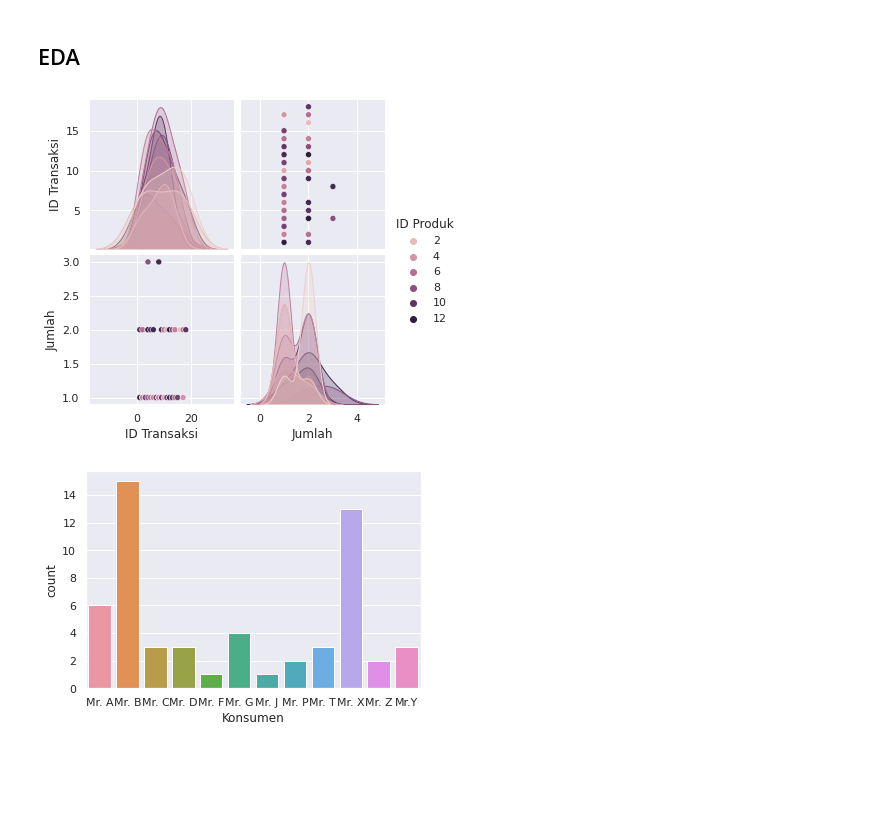
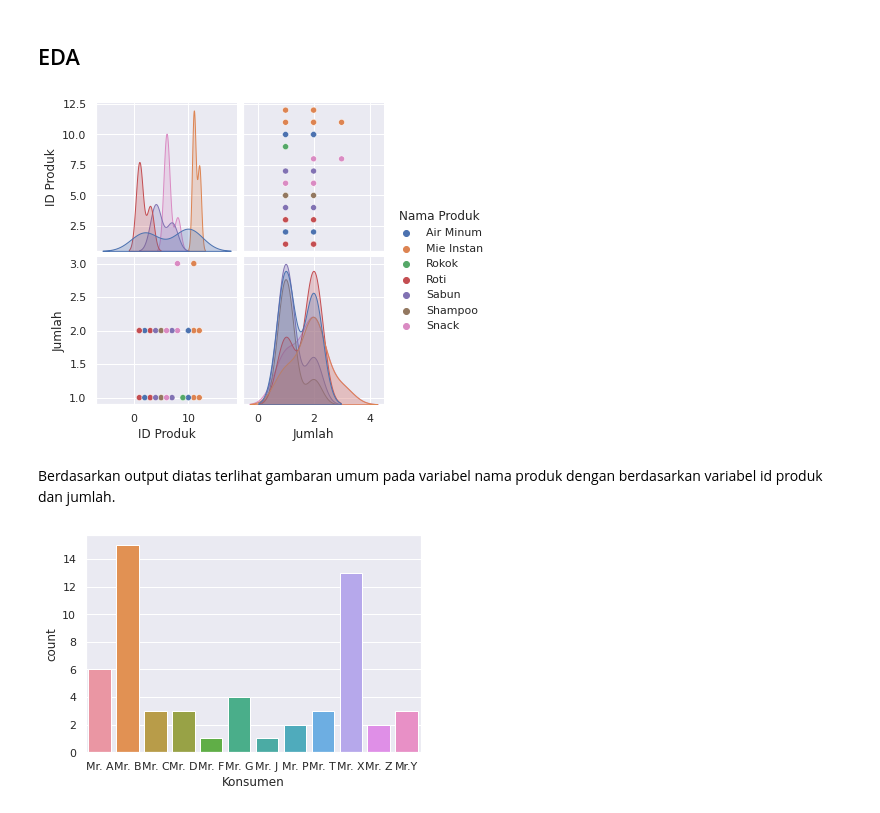
Before and after one commit to yogaap113/Case-Study-03-Data-Mining-UIN-Ganjil-2022-Kelompok-1, a Jupyter notebook: Case_Study_03_Data_Mining_UIN_Ganjil_2022_Kelompok_1.ipynb, the cells around one changed output. Drawn from its saved outputs; the diff is of its cells as text; code cells hidden in the pictures; blank space fills up the shorter version.

```diff
--- a/Case_Study_03_Data_Mining_UIN_Ganjil_2022_Kelompok_1.ipynb
+++ b/Case_Study_03_Data_Mining_UIN_Ganjil_2022_Kelompok_1.ipynb
@@ -131,6 +131,7 @@ dtypes: datetime64[ns](1), int64(3), object(3)
 memory usage: 3.2+ KB
 # %%
 # Mengubah tipe data object/int64 menjadi category
+df['ID Transaksi'] = df['ID Transaksi'].astype('str')
 df['Konsumen'] = df['Konsumen'].astype('category')
 df['Nama Produk'] = df['Nama Produk'].astype('category')
 df['Merek'] = df['Merek'].astype('category')
@@ -247,9 +248,11 @@ produk_rokok.head()
 # %% [markdown]
 ## EDA
 # %%
-g = sns.pairplot(df, hue="ID Produk")
+g = sns.pairplot(df, hue="Nama Produk")
 # %% [output]
-[figure, old version]
+[figure, new version]
+# %% [markdown]
+Berdasarkan output diatas terlihat gambaran umum pada variabel nama produk dengan berdasarkan variabel id produk dan jumlah.
 # %%
 p = sns.countplot(x = "Konsumen", data = df)
 # %% [output]
```
Also changed, not shown: parts of 18 cells of this notebook.
